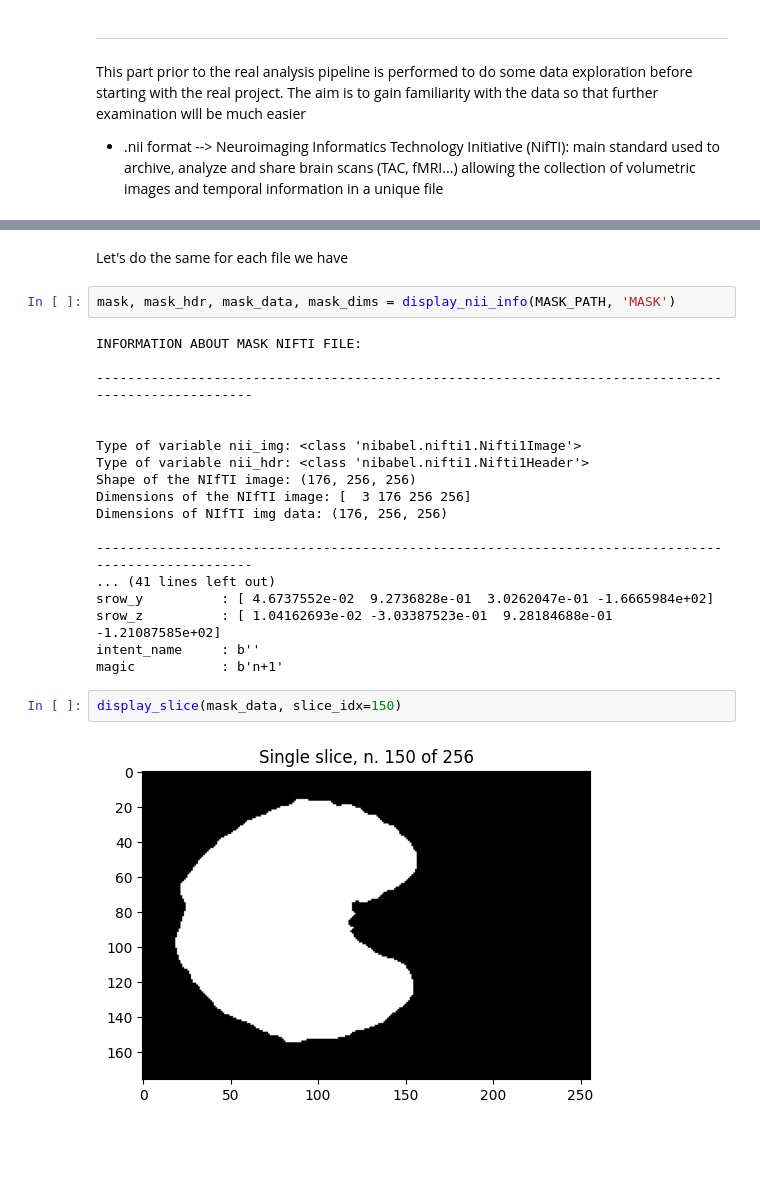
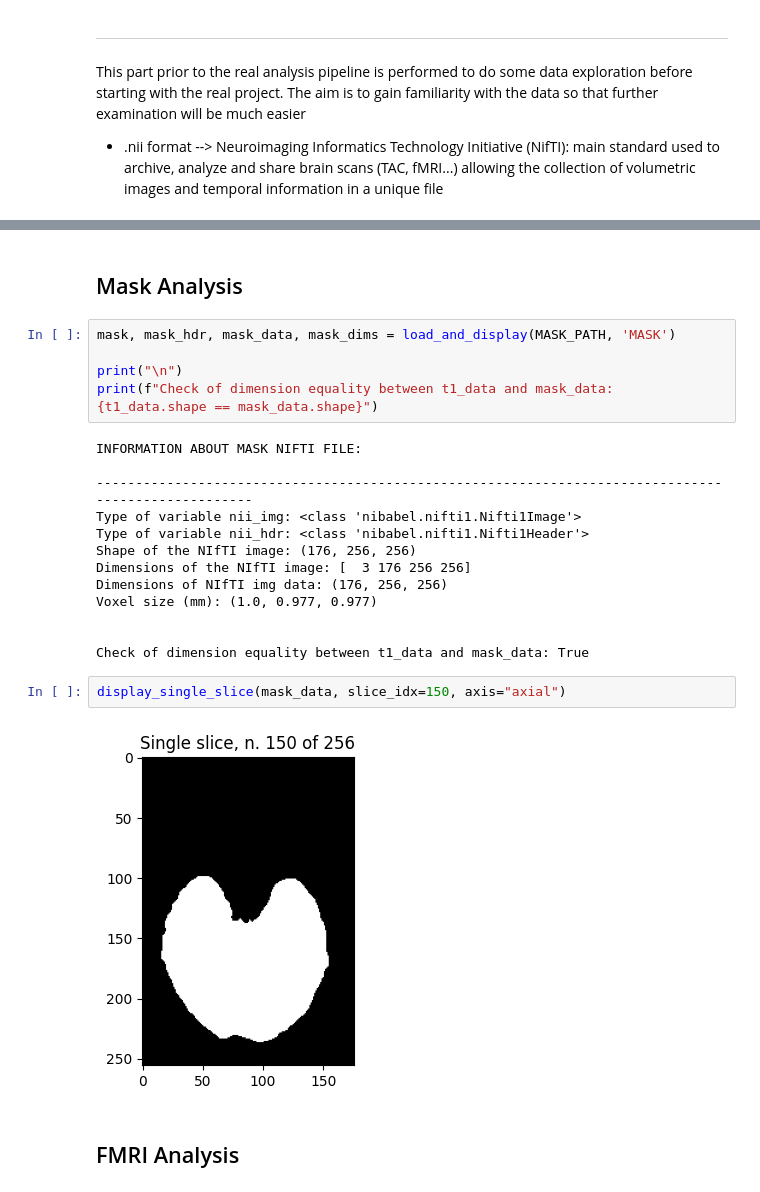
Before and after one commit to tommydelu/MRI-analysis-pipeline, a Jupyter notebook: data_exploration.ipynb, the cells around one changed output, grey strips where cells are left out. Saved outputs shown, nothing was run; the diff lists cells and outputs as text; blank space fills up the shorter version.

```diff
--- a/data_exploration.ipynb
+++ b/data_exploration.ipynb
@@ -110,27 +214,27 @@ display_slice(t1_data, slice_idx=79)
 # %% [markdown]
-Let's do the same for each file we have
+## Mask Analysis
 # %%
-mask, mask_hdr, mask_data, mask_dims = display_nii_info(MASK_PATH, 'MASK')
+mask, mask_hdr, mask_data, mask_dims = load_and_display(MASK_PATH, 'MASK')
+
+print("\n")
+print(f"Check of dimension equality between t1_data and mask_data: {t1_data.shape == mask_data.shape}")
 # %% [output]
 INFORMATION ABOUT MASK NIFTI FILE:
 
 ----------------------------------------------------------------------------------------------------
-
-
 Type of variable nii_img: <class 'nibabel.nifti1.Nifti1Image'>
 Type of variable nii_hdr: <class 'nibabel.nifti1.Nifti1Header'>
 Shape of the NIfTI image: (176, 256, 256)
 Dimensions of the NIfTI image: [  3 176 256 256]
 Dimensions of NIfTI img data: (176, 256, 256)
+Voxel size (mm): (1.0, 0.977, 0.977)
 
-----------------------------------------------------------------------------------------------------
-... (41 lines left out)
-srow_y          : [ 4.6737552e-02  9.2736828e-01  3.0262047e-01 -1.6665984e+02]
-srow_z          : [ 1.04162693e-02 -3.03387523e-01  9.28184688e-01 -1.21087585e+02]
-intent_name     : b''
-magic           : b'n+1'
+
+Check of dimension equality between t1_data and mask_data: True
 # %%
-display_slice(mask_data, slice_idx=150)
+display_single_slice(mask_data, slice_idx=150, axis="axial")
 # %% [output]
-[figure, old version]
+[figure, new version]
+# %% [markdown]
+## FMRI Analysis
 # %%
```
Also changed, not shown: parts of 20 cells of this notebook.
